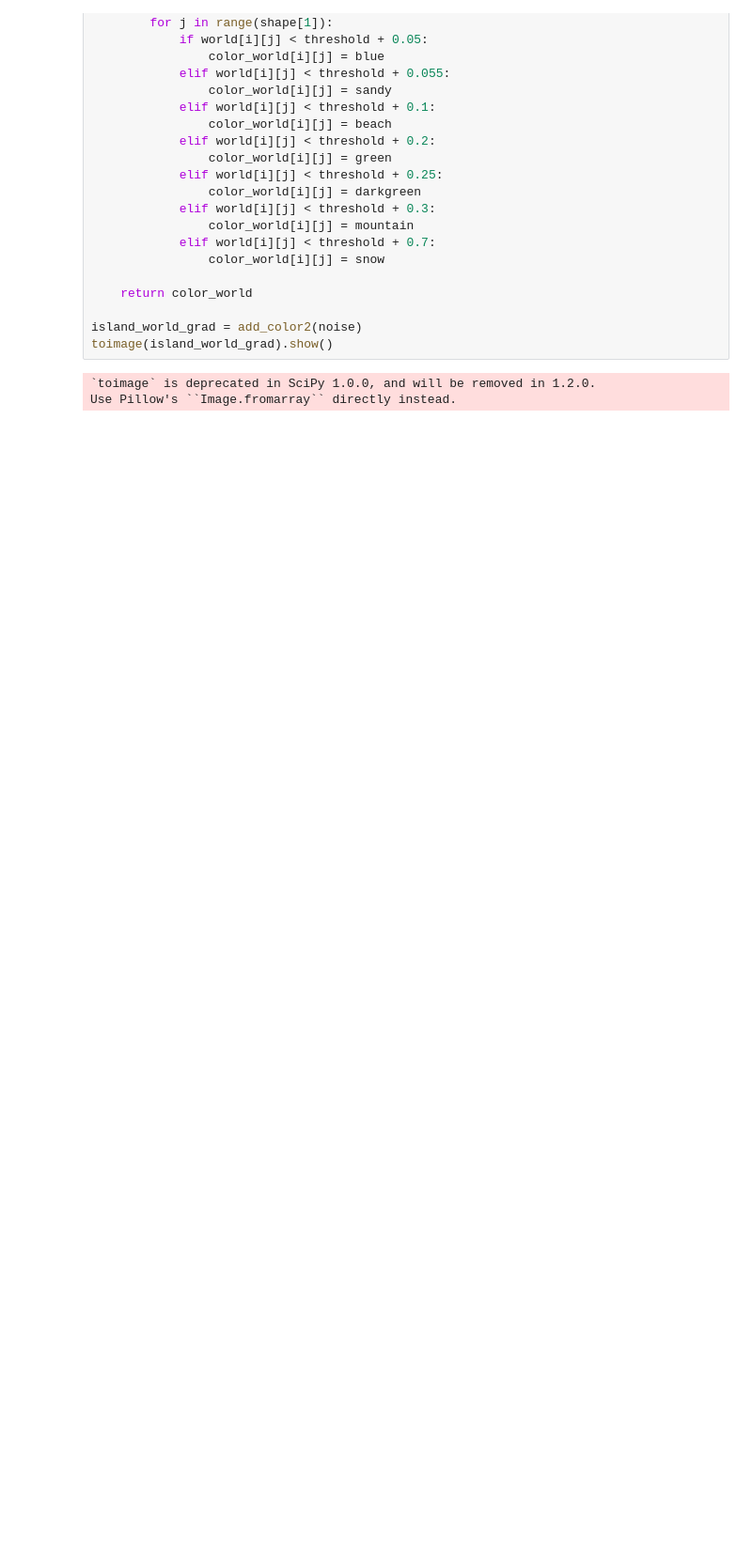
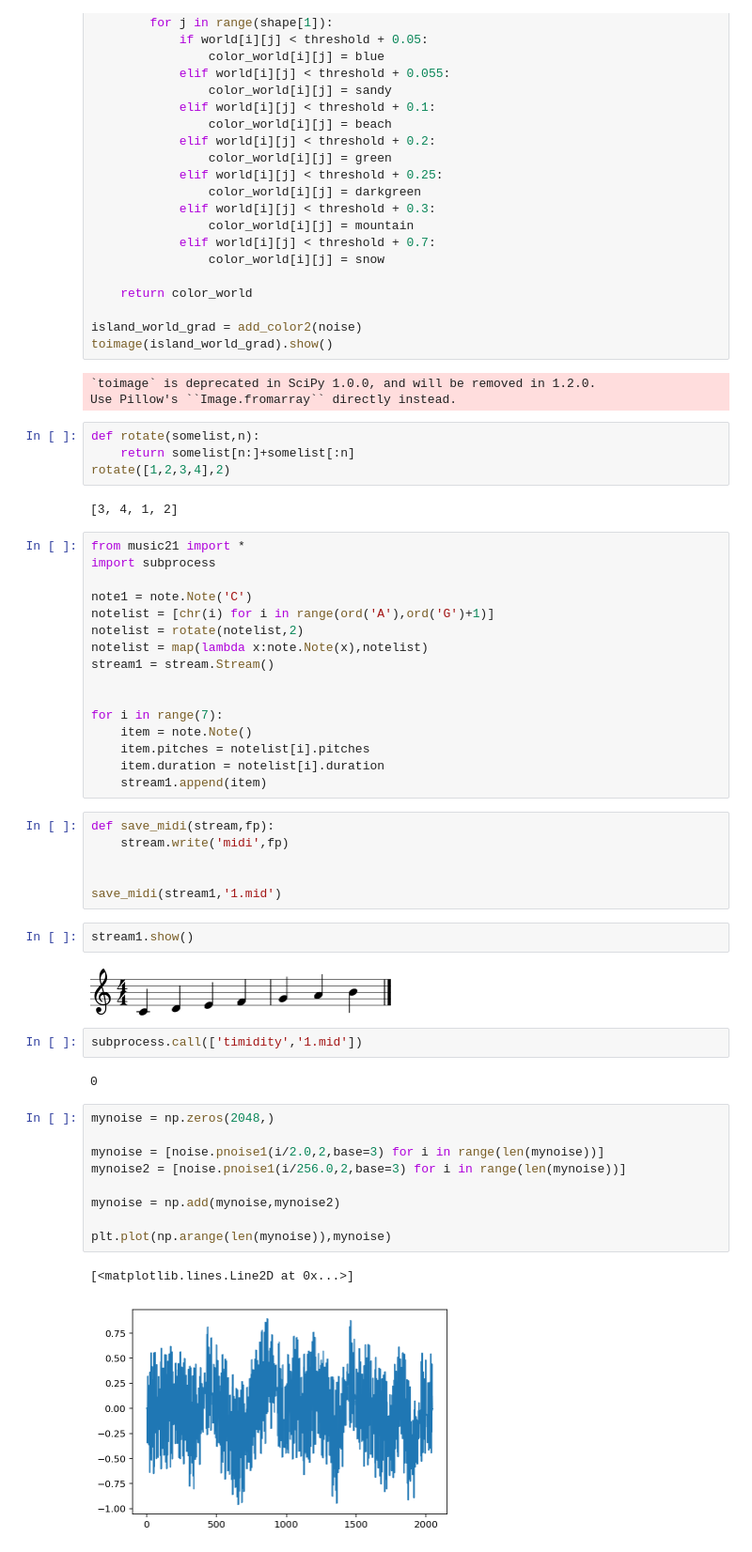
Before and after one commit to anirudhssundar/Perlin_Noise, a Jupyter notebook: Untitled.ipynb, the cells around one changed output. Shown: that part at 94% size. Saved outputs shown, nothing was run; the diff lists cells and outputs as text; blank space fills up the shorter version.

Commit message:
Music Stuff

```diff
--- a/Untitled.ipynb
+++ b/Untitled.ipynb
@@ -130,3 +130,51 @@ toimage(island_world_grad).show()
 # %% [output]
 `toimage` is deprecated in SciPy 1.0.0, and will be removed in 1.2.0.
 Use Pillow's ``Image.fromarray`` directly instead.
+# %%
+def rotate(somelist,n):
+    return somelist[n:]+somelist[:n]
+rotate([1,2,3,4],2)
+# %% [output]
+[3, 4, 1, 2]
+# %%
+from music21 import *
+import subprocess
+
+note1 = note.Note('C')
+notelist = [chr(i) for i in range(ord('A'),ord('G')+1)]
+notelist = rotate(notelist,2)
+notelist = map(lambda x:note.Note(x),notelist)
+stream1 = stream.Stream()
+
+
+for i in range(7):
+    item = note.Note()
+    item.pitches = notelist[i].pitches
+    item.duration = notelist[i].duration
+    stream1.append(item)
+# %%
+def save_midi(stream,fp):
+    stream.write('midi',fp)
+
+
+save_midi(stream1,'1.mid')
+# %%
+stream1.show()
+# %% [output]
+[figure, added]
+# %%
+subprocess.call(['timidity','1.mid'])
+# %% [output]
+0
+# %%
+mynoise = np.zeros(2048,)
+
+mynoise = [noise.pnoise1(i/2.0,2,base=3) for i in range(len(mynoise))]
+mynoise2 = [noise.pnoise1(i/256.0,2,base=3) for i in range(len(mynoise))]
+
+mynoise = np.add(mynoise,mynoise2)
+
+plt.plot(np.arange(len(mynoise)),mynoise)
+# %% [output]
+[<matplotlib.lines.Line2D at 0x...>]
+[figure, added]
```
Also changed, not shown: parts of 7 cells of this notebook.
